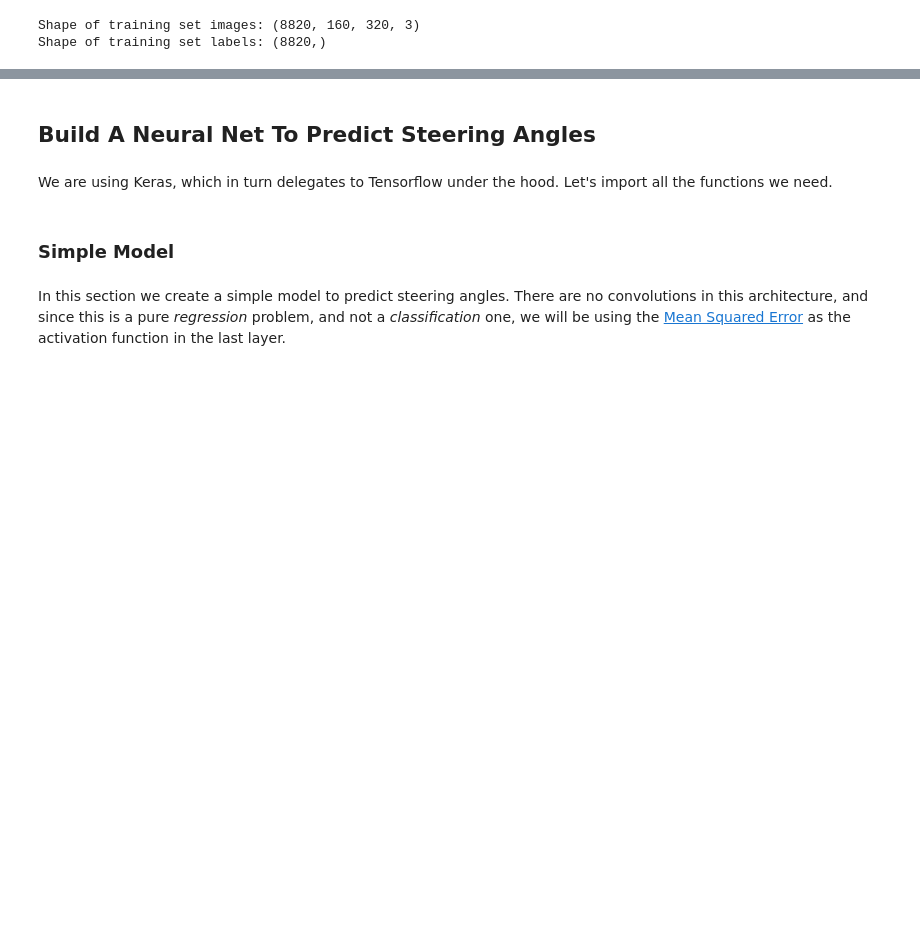
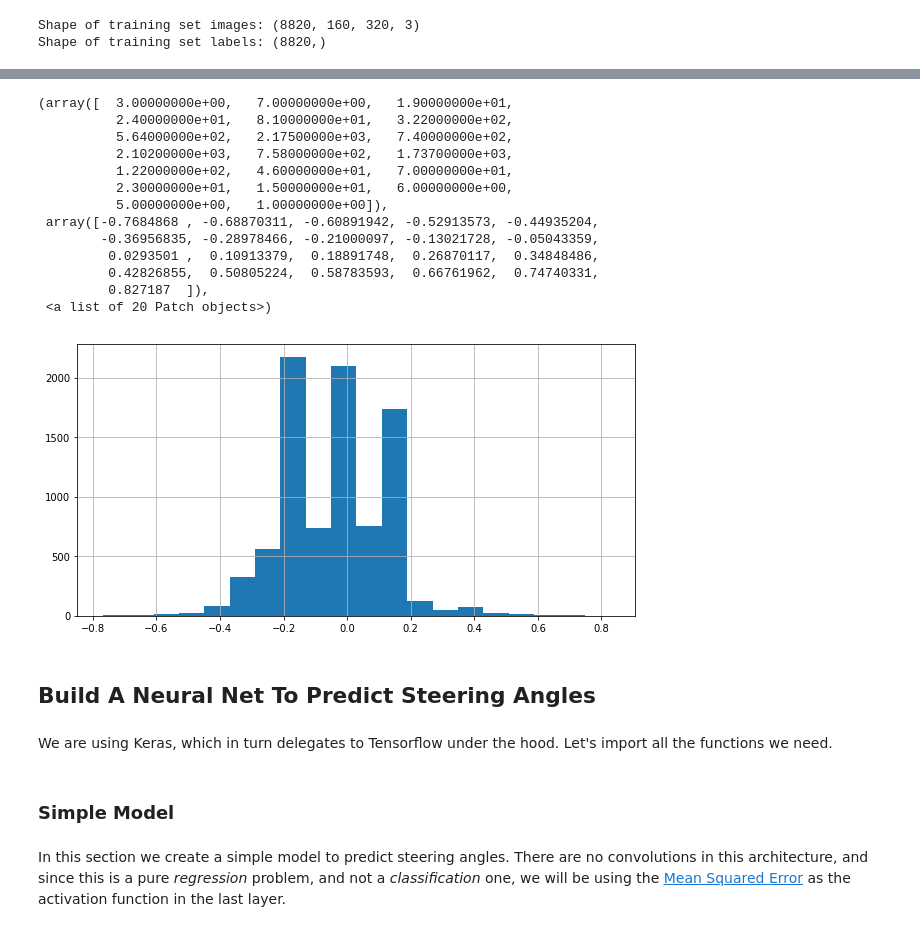
Before and after one commit to Bilalkhanten/CarND-Behavioral-Cloning-P3, a Jupyter notebook: Behavioural_Driving.ipynb, the cells around one changed output, grey strips where cells are left out. Saved outputs shown, nothing was run; the diff lists cells and outputs as text; code cells hidden in the pictures; blank space fills up the shorter version.

```diff
--- a/Behavioural_Driving.ipynb
+++ b/Behavioural_Driving.ipynb
@@ -72,3 +108,23 @@ plt.show()
+# %%
+# Now let's see what our distribution of steering angles looks like
+fig, ax = plt.subplots(1, 1, figsize=(10, 5))
+ax.grid(True)
+ax.hist(y_train, bins=20, histtype='bar')
+# %% [output]
+(array([  3.00000000e+00,   7.00000000e+00,   1.90000000e+01,
+          2.40000000e+01,   8.10000000e+01,   3.22000000e+02,
+          5.64000000e+02,   2.17500000e+03,   7.40000000e+02,
+          2.10200000e+03,   7.58000000e+02,   1.73700000e+03,
+          1.22000000e+02,   4.60000000e+01,   7.00000000e+01,
+          2.30000000e+01,   1.50000000e+01,   6.00000000e+00,
+          5.00000000e+00,   1.00000000e+00]),
+ array([-0.7684868 , -0.68870311, -0.60891942, -0.52913573, -0.44935204,
+        -0.36956835, -0.28978466, -0.21000097, -0.13021728, -0.05043359,
+         0.0293501 ,  0.10913379,  0.18891748,  0.26870117,  0.34848486,
+         0.42826855,  0.50805224,  0.58783593,  0.66761962,  0.74740331,
+         0.827187  ]),
+ <a list of 20 Patch objects>)
+[figure, added]
 # %% [markdown]
 ## Build A Neural Net To Predict Steering Angles
 # %% [markdown]
```
Also changed, not shown: parts of 21 cells of this notebook, 2 other files.
